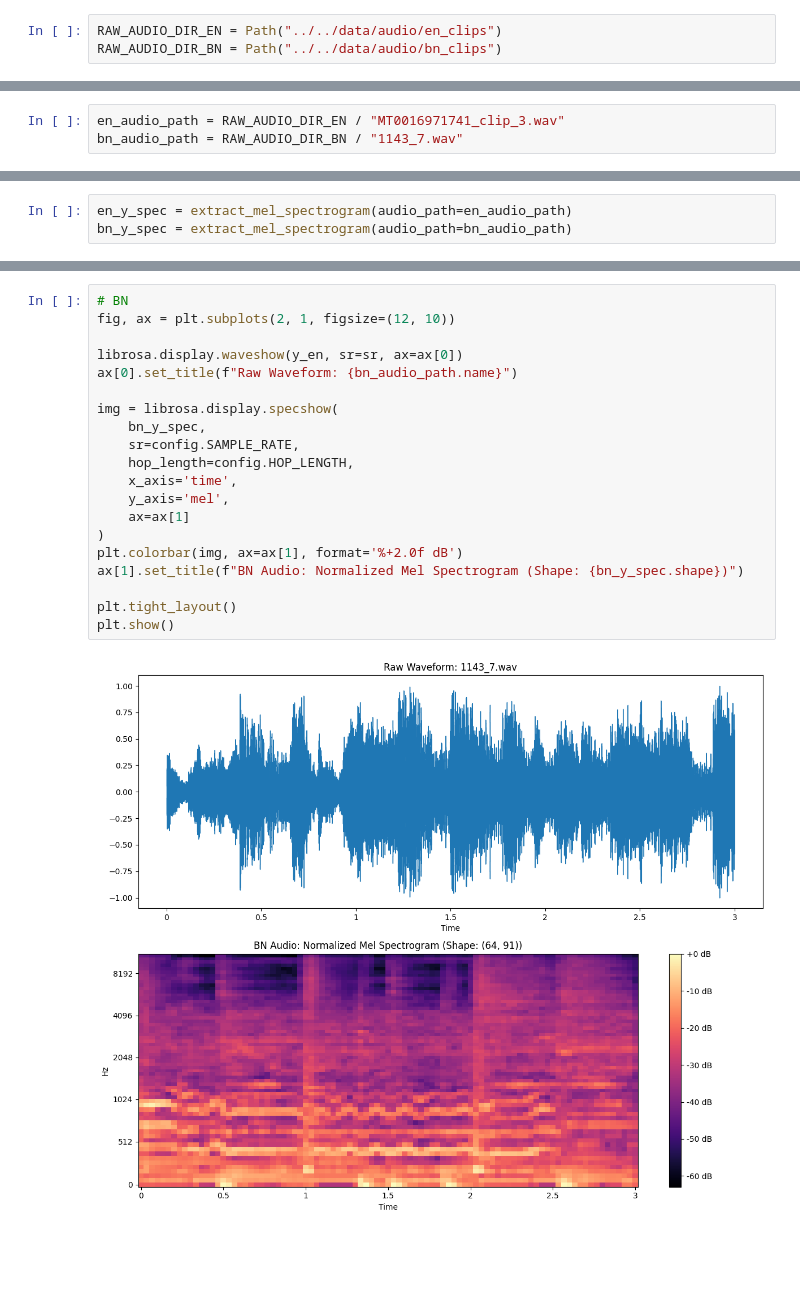
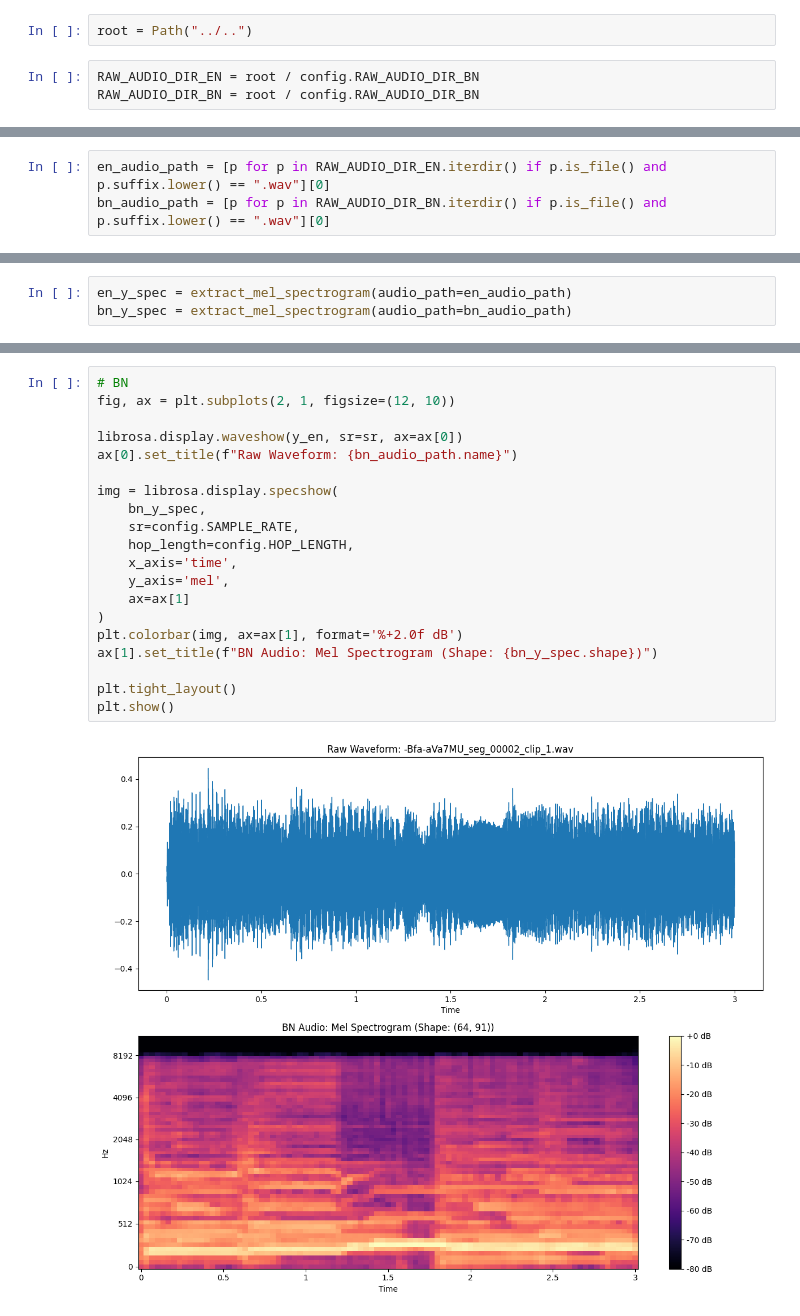
Before and after one commit to shadmanee/vae-audio-clustering, a Jupyter notebook: notebooks/eda/visualize_spectrograms.ipynb, the cells around one changed output, grey strips where cells are left out. Cells and saved outputs as stored; diff of their text form; blank space fills up the shorter version.

Commit message:
spectrogram visualization

```diff
--- a/notebooks/eda/visualize_spectrograms.ipynb
+++ b/notebooks/eda/visualize_spectrograms.ipynb
@@ -16,3 +10,5 @@ import librosa, matplotlib.pyplot as plt
+# %%
+root = Path("../..")
 # %%
-RAW_AUDIO_DIR_EN = Path("../../data/audio/en_clips")
-RAW_AUDIO_DIR_BN = Path("../../data/audio/bn_clips")
+RAW_AUDIO_DIR_EN = root / config.RAW_AUDIO_DIR_BN
+RAW_AUDIO_DIR_BN = root / config.RAW_AUDIO_DIR_BN
@@ -19,6 +19,6 @@ RAW_AUDIO_DIR_BN = Path("../../data/audio/bn_clips")
 # %%
-en_audio_path = RAW_AUDIO_DIR_EN / "MT0016971741_clip_3.wav"
-bn_audio_path = RAW_AUDIO_DIR_BN / "1143_7.wav"
+en_audio_path = [p for p in RAW_AUDIO_DIR_EN.iterdir() if p.is_file() and p.suffix.lower() == ".wav"][0]
+bn_audio_path = [p for p in RAW_AUDIO_DIR_BN.iterdir() if p.is_file() and p.suffix.lower() == ".wav"][0]
 # %%
 y_en, sr = librosa.load(en_audio_path, sr=config.SAMPLE_RATE)
 y_bn, sr = librosa.load(bn_audio_path, sr=config.SAMPLE_RATE)
@@ -66,22 +82,22 @@ plt.show()
 # %%
 # BN
 fig, ax = plt.subplots(2, 1, figsize=(12, 10))
 
 librosa.display.waveshow(y_en, sr=sr, ax=ax[0])
 ax[0].set_title(f"Raw Waveform: {bn_audio_path.name}")
 
 img = librosa.display.specshow(
     bn_y_spec,
     sr=config.SAMPLE_RATE,
     hop_length=config.HOP_LENGTH,
     x_axis='time',
     y_axis='mel',
     ax=ax[1]
 )
 plt.colorbar(img, ax=ax[1], format='%+2.0f dB')
-ax[1].set_title(f"BN Audio: Normalized Mel Spectrogram (Shape: {bn_y_spec.shape})")
+ax[1].set_title(f"BN Audio: Mel Spectrogram (Shape: {bn_y_spec.shape})")
 
 plt.tight_layout()
 plt.show()
 # %% [output]
-[figure, old version]
+[figure, new version]
```
Also changed, not shown: parts of 7 cells of this notebook.
